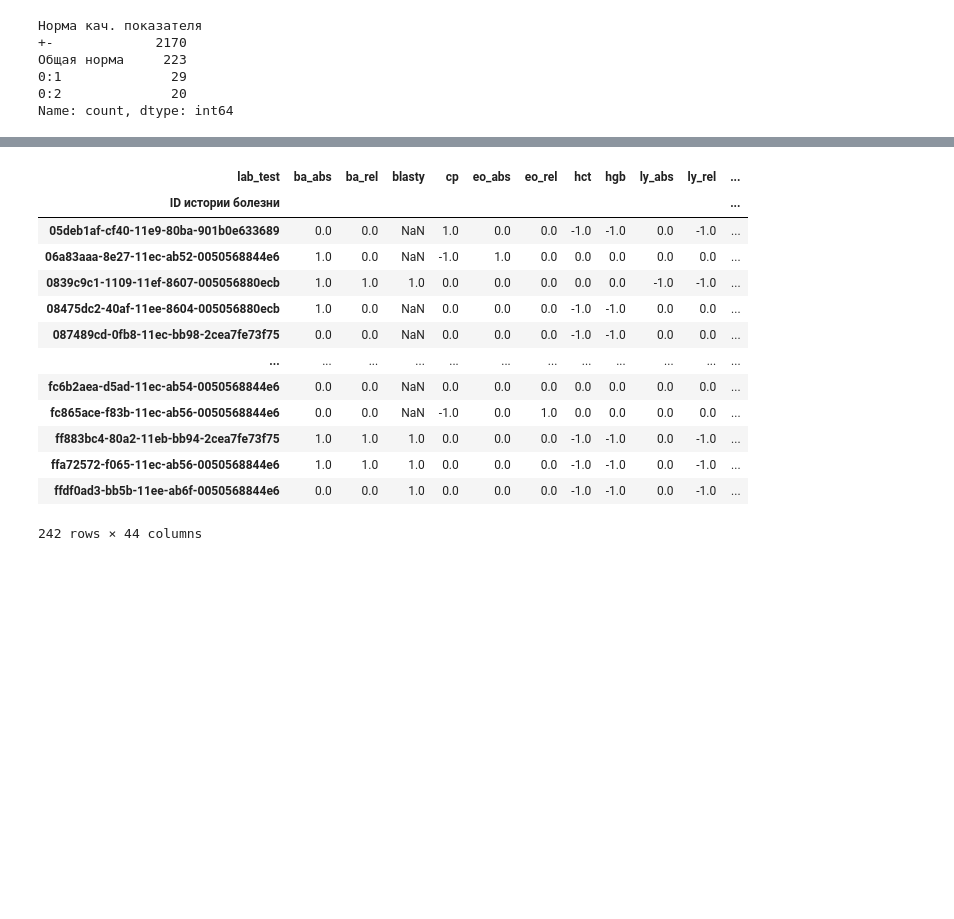
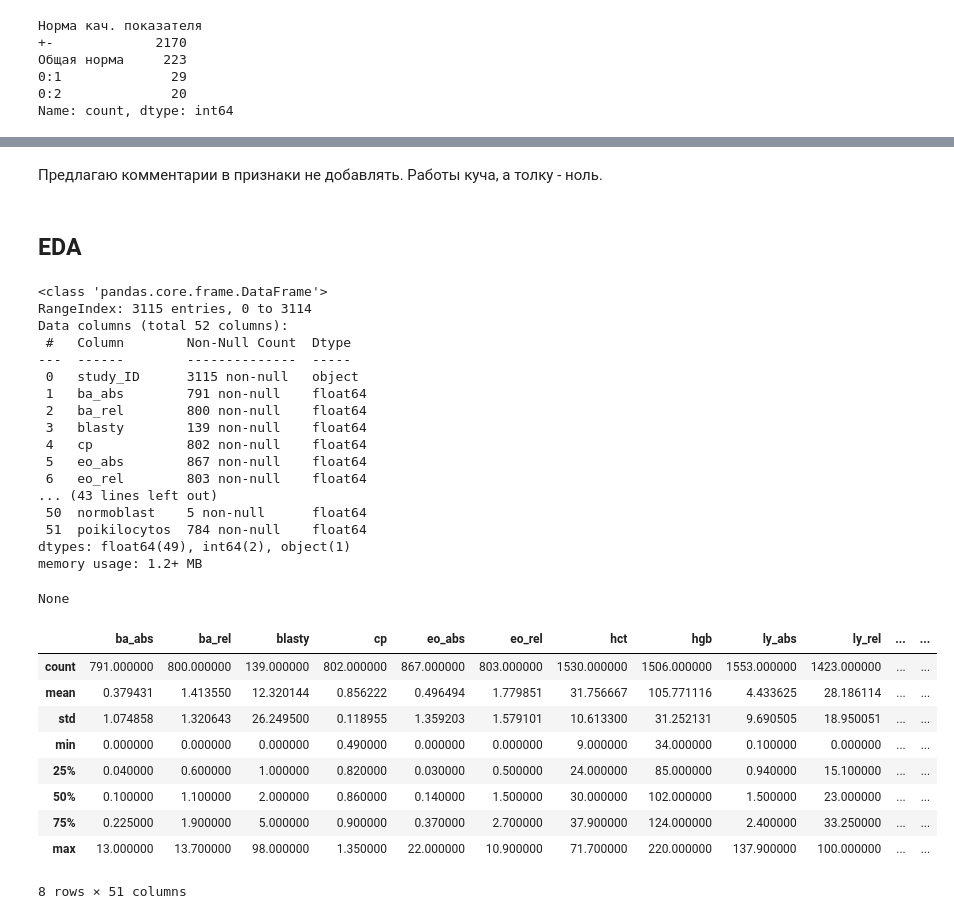
Before and after one commit to Lexislex/SF_hack_task_1, a Jupyter notebook: alexey.ipynb, the cells around one changed output, grey strips where cells are left out. Saved outputs shown, nothing was run; the diff lists cells and outputs as text; code cells hidden in the pictures; blank space fills up the shorter version.

```diff
--- a/alexey.ipynb
+++ b/alexey.ipynb
@@ -278,2 +335,3 @@ real_qual_df.drop_duplicates()
 # %%
-real_qual_df.pivot_table(index='ID истории болезни', columns='Кач. лаб. показатель', values='Значение кач. показателя', aggfunc='first')
+# переведем значения кач показателей из строк в столбцы
+work_real_qual_df = real_qual_df.pivot_table(index='study_ID', columns='Кач. лаб. показатель', values='Значение кач. показателя', aggfunc='first')
@@ -298,0 +338,2 @@ real_qual_df.pivot_table(index='ID истории болезни', columns='Ка
+# %% [markdown]
+Предлагаю комментарии в признаки не добавлять. Работы куча, а толку - ноль.
@@ -299,23 +358,47 @@ real_qual_df.pivot_table(index='ID истории болезни', columns='Ка
 # %%
-work_df = prep_df.pivot_table(values='Значение кол. показателя', columns='lab_test', index='ID истории болезни', aggfunc='first')
-work_df = work_df.merge(pasp_df, on='ID истории болезни', how='inner')
+# Соберем датасет для работы
+work_df = prep_df.pivot_table(values='Значение кол. показателя', columns='lab_test', index='study_ID', aggfunc='first')
+work_df = work_df.merge(pasp_df, on='study_ID', how='left')
+work_df = work_df.merge(work_real_qual_df, on='study_ID', how='left')
 # %%
-prep_df.pivot_table(values='result', columns='lab_test', index='ID истории болезни', aggfunc='first')
+# Это код для формирования датасета для обучения на основе флагов результатов
+# flag_work_df = prep_df.pivot_table(values='result', columns='lab_test', index='study_ID', aggfunc='first')
+# flag_work_df = flag_work_df.merge(pasp_df, on='study_ID', how='left')
+# flag_work_df = flag_work_df.merge(work_real_qual_df, on='study_ID', how='left')
-# %% [output]
-| lab_test | ba_abs | ba_rel | blasty | cp | eo_abs | eo_rel | hct | hgb | ly_abs | ly_rel | ... |
-| ID истории болезни |  |  |  |  |  |  |  |  |  |  | ... |
-| 05deb1af-cf40-11e9-80ba-901b0e633689 | 0.0 | 0.0 | NaN | 1.0 | 0.0 | 0.0 | -1.0 | -1.0 | 0.0 | -1.0 | ... |
-| 06a83aaa-8e27-11ec-ab52-0050568844e6 | 1.0 | 0.0 | NaN | -1.0 | 1.0 | 0.0 | 0.0 | 0.0 | 0.0 | 0.0 | ... |
-| 0839c9c1-1109-11ef-8607-005056880ecb | 1.0 | 1.0 | 1.0 | 0.0 | 0.0 | 0.0 | 0.0 | 0.0 | -1.0 | -1.0 | ... |
-| 08475dc2-40af-11ee-8604-005056880ecb | 1.0 | 0.0 | NaN | 0.0 | 0.0 | 0.0 | -1.0 | -1.0 | 0.0 | 0.0 | ... |
-| 087489cd-0fb8-11ec-bb98-2cea7fe73f75 | 0.0 | 0.0 | NaN | 0.0 | 0.0 | 0.0 | -1.0 | -1.0 | 0.0 | 0.0 | ... |
-| ... | ... | ... | ... | ... | ... | ... | ... | ... | ... | ... | ... |
-| fc6b2aea-d5ad-11ec-ab54-0050568844e6 | 0.0 | 0.0 | NaN | 0.0 | 0.0 | 0.0 | 0.0 | 0.0 | 0.0 | 0.0 | ... |
-| fc865ace-f83b-11ec-ab56-0050568844e6 | 0.0 | 0.0 | NaN | -1.0 | 0.0 | 1.0 | 0.0 | 0.0 | 0.0 | 0.0 | ... |
-| ff883bc4-80a2-11eb-bb94-2cea7fe73f75 | 1.0 | 1.0 | 1.0 | 0.0 | 0.0 | 0.0 | -1.0 | -1.0 | 0.0 | -1.0 | ... |
-| ffa72572-f065-11ec-ab56-0050568844e6 | 1.0 | 1.0 | 1.0 | 0.0 | 0.0 | 0.0 | -1.0 | -1.0 | 0.0 | -1.0 | ... |
-| ffdf0ad3-bb5b-11ee-ab6f-0050568844e6 | 0.0 | 0.0 | 1.0 | 0.0 | 0.0 | 0.0 | -1.0 | -1.0 | 0.0 | -1.0 | ... |
-242 rows × 44 columns
+# %% [markdown]
+## EDA
+# %%
+display(work_df.info())
+display(work_df.describe())
+# %% [output]
+<class 'pandas.core.frame.DataFrame'>
+RangeIndex: 3115 entries, 0 to 3114
+Data columns (total 52 columns):
+ #   Column        Non-Null Count  Dtype
+---  ------        --------------  -----
+ 0   study_ID      3115 non-null   object
+ 1   ba_abs        791 non-null    float64
+ 2   ba_rel        800 non-null    float64
+ 3   blasty        139 non-null    float64
+ 4   cp            802 non-null    float64
+ 5   eo_abs        867 non-null    float64
+ 6   eo_rel        803 non-null    float64
+... (43 lines left out)
+ 50  normoblast    5 non-null      float64
+ 51  poikilocytos  784 non-null    float64
+dtypes: float64(49), int64(2), object(1)
+memory usage: 1.2+ MB
+None
+|  | ba_abs | ba_rel | blasty | cp | eo_abs | eo_rel | hct | hgb | ly_abs | ly_rel | ... | ... |
+| count | 791.000000 | 800.000000 | 139.000000 | 802.000000 | 867.000000 | 803.000000 | 1530.000000 | 1506.000000 | 1553.000000 | 1423.000000 | ... | ... |
+| mean | 0.379431 | 1.413550 | 12.320144 | 0.856222 | 0.496494 | 1.779851 | 31.756667 | 105.771116 | 4.433625 | 28.186114 | ... | ... |
+| std | 1.074858 | 1.320643 | 26.249500 | 0.118955 | 1.359203 | 1.579101 | 10.613300 | 31.252131 | 9.690505 | 18.950051 | ... | ... |
+| min | 0.000000 | 0.000000 | 0.000000 | 0.490000 | 0.000000 | 0.000000 | 9.000000 | 34.000000 | 0.100000 | 0.000000 | ... | ... |
+| 25% | 0.040000 | 0.600000 | 1.000000 | 0.820000 | 0.030000 | 0.500000 | 24.000000 | 85.000000 | 0.940000 | 15.100000 | ... | ... |
+| 50% | 0.100000 | 1.100000 | 2.000000 | 0.860000 | 0.140000 | 1.500000 | 30.000000 | 102.000000 | 1.500000 | 23.000000 | ... | ... |
+| 75% | 0.225000 | 1.900000 | 5.000000 | 0.900000 | 0.370000 | 2.700000 | 37.900000 | 124.000000 | 2.400000 | 33.250000 | ... | ... |
+| max | 13.000000 | 13.700000 | 98.000000 | 1.350000 | 22.000000 | 10.900000 | 71.700000 | 220.000000 | 137.900000 | 100.000000 | ... | ... |
+8 rows × 51 columns
 # %%
 def check_data_quality(data,
                        freq_treshold=0.95,
```
Also changed, not shown: parts of 34 cells of this notebook.
